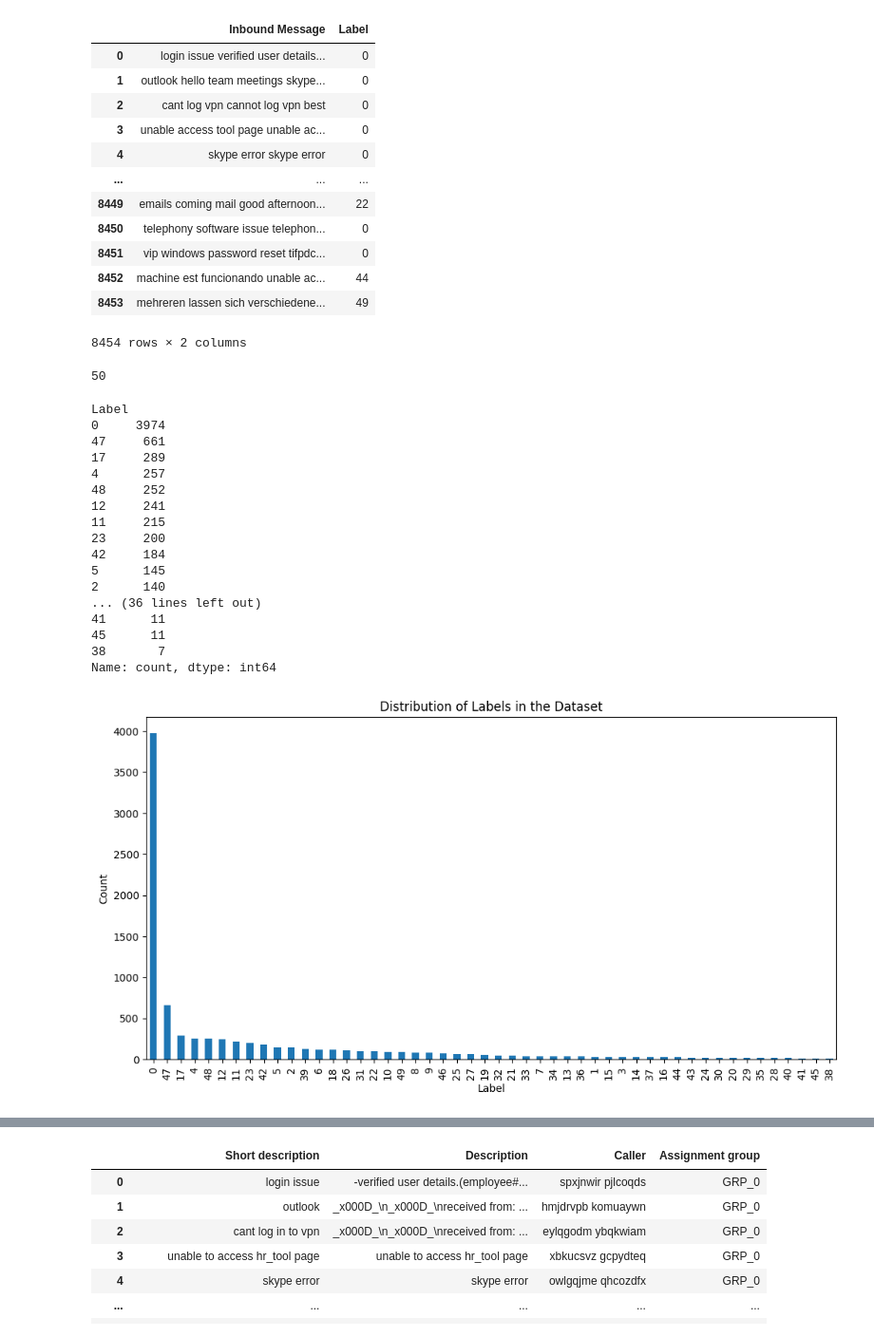
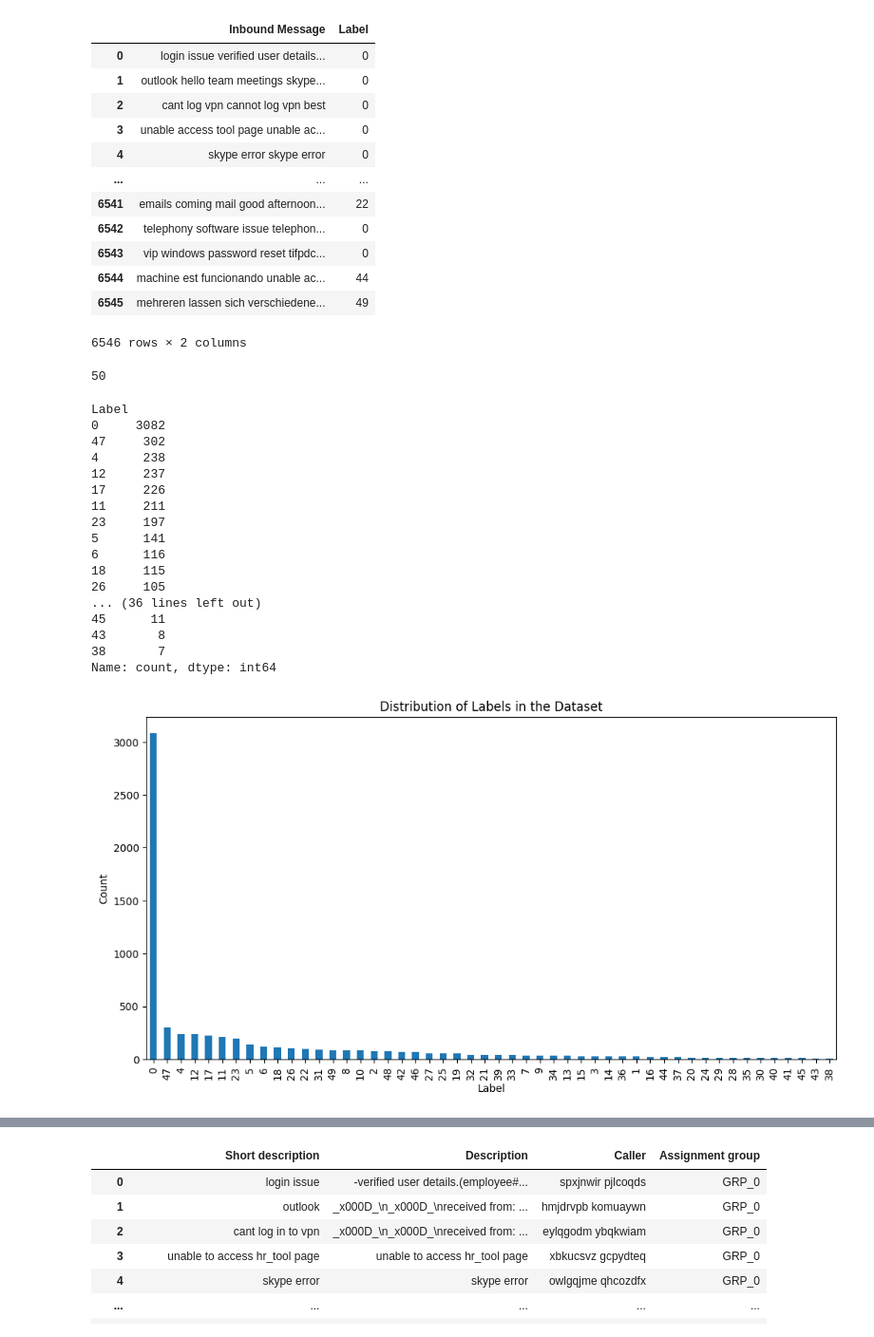
Before and after one commit to shih-yang-young/aiops, a Jupyter notebook: src/data_analysis.ipynb, the cells around one changed output, grey strips where cells are left out. Shown at 95% size. Cells and saved outputs as stored; diff of their text form; code cells hidden in the pictures.

```diff
--- a/src/data_analysis.ipynb
+++ b/src/data_analysis.ipynb
@@ -1,7 +71,7 @@
 # %%
 import pandas as pd
-open_source_8454 = pd.read_csv("../data/open_source_8454_combine_short_description.csv") ## 舊名 IT-Ticket-Classification.xlsx
-open_source_8454
+open_source_6546_50_label_no_duplication = pd.read_csv("../data/open_source_6546_50_label_no_duplication.csv") ## 舊名 IT-Ticket-Classification.xlsx
+open_source_6546_50_label_no_duplication
 # %% [output]
 |  | Inbound Message | Label |
 | 0 | login issue verified user details... | 0 |
@@ -10,10 +80,10 @@ open_source_8454
 | 3 | unable access tool page unable ac... | 0 |
 | 4 | skype error skype error | 0 |
 | ... | ... | ... |
-| 8449 | emails coming mail good afternoon... | 22 |
-| 8450 | telephony software issue telephon... | 0 |
-| 8451 | vip windows password reset tifpdc... | 0 |
-| 8452 | machine est funcionando unable ac... | 44 |
-| 8453 | mehreren lassen sich verschiedene... | 49 |
+| 6541 | emails coming mail good afternoon... | 22 |
+| 6542 | telephony software issue telephon... | 0 |
+| 6543 | vip windows password reset tifpdc... | 0 |
+| 6544 | machine est funcionando unable ac... | 44 |
+| 6545 | mehreren lassen sich verschiedene... | 49 |
-8454 rows × 2 columns
+6546 rows × 2 columns
 # %%
@@ -21,38 +91,38 @@ len(open_source_8454['Label'].unique())
 # %% [output]
 50
 # %%
-label_counts = open_source_8454["Label"].value_counts()
+label_counts = open_source_6546_50_label_no_duplication["Label"].value_counts()
 print(label_counts)
 # %% [output]
 Label
-0     3974
-47     661
-17     289
-4      257
-48     252
-12     241
-11     215
-23     200
-42     184
-5      145
-2      140
+0     3082
+47     302
+4      238
+12     237
+17     226
+11     211
+23     197
+5      141
+6      116
+18     115
+26     105
 ... (36 lines left out)
-41      11
 45      11
+43       8
 38       7
 Name: count, dtype: int64
 # %%
 import matplotlib.pyplot as plt
 
 # 計算每個 Label 的數量
-label_counts = open_source_8454["Label"].value_counts()
+label_counts = open_source_6546_50_label_no_duplication["Label"].value_counts()
 
 # 畫圖
 plt.figure(figsize=(12, 6))
 label_counts.plot(kind="bar")
 plt.xlabel("Label")
 plt.ylabel("Count")
 plt.title("Distribution of Labels in the Dataset")
 plt.show()
 # %% [output]
-[figure, old version]
+[figure, new version]
```
Also changed, not shown: parts of 7 cells of this notebook, 5 other files.
